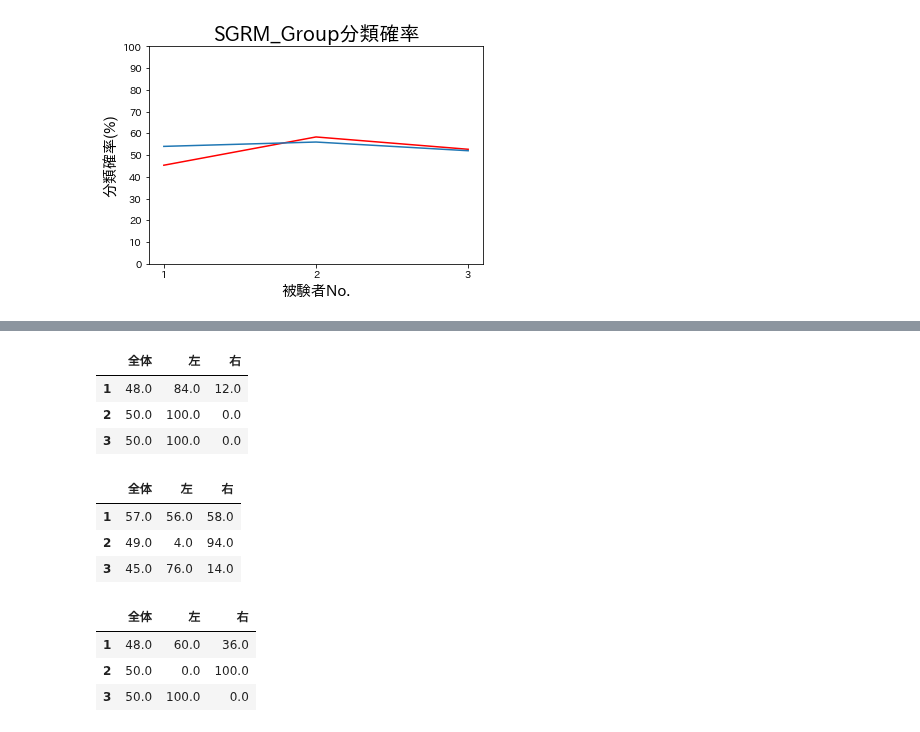
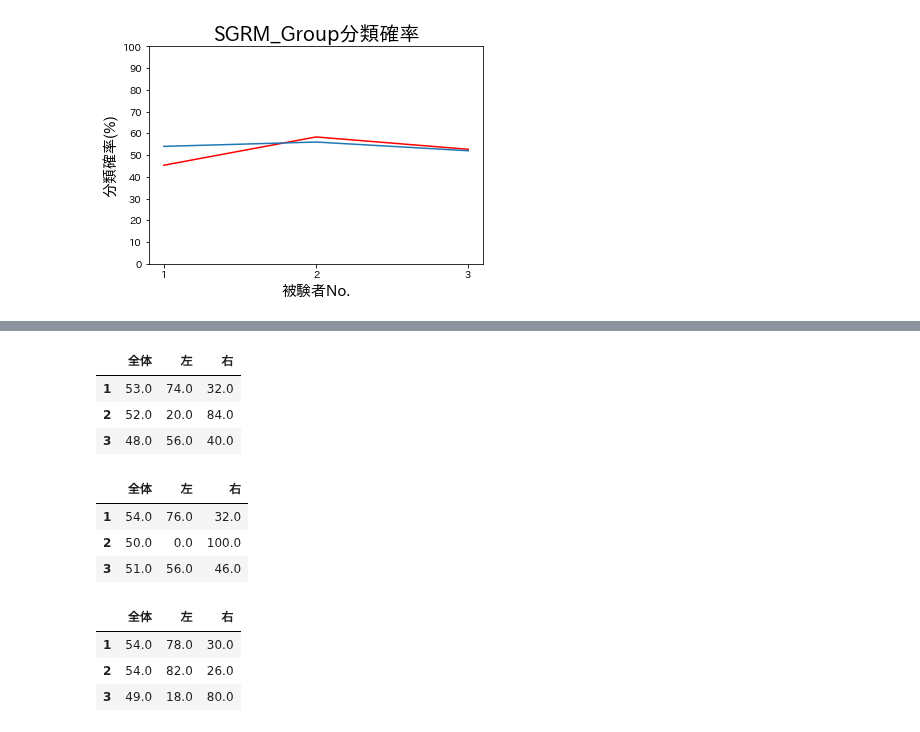
Before and after one commit to kotatakehara/BCI, a Jupyter notebook: SGRM_develop/SGRM_function_weight.ipynb, the cells around one changed output, grey strips where cells are left out. Cells and saved outputs as stored; diff of their text form; code cells hidden in the pictures.

```diff
--- a/SGRM_develop/SGRM_function_weight.ipynb
+++ b/SGRM_develop/SGRM_function_weight.ipynb
@@ -1449,44 +1435,44 @@ print(a_20,a_30)
 # %%
 #train=30,test=40で分類を行った結果
 probability = np.array([])
-temp,temp1,temp2 = SGRM_test("emotiv_data/feat_left_emotiv_10.txt","emotiv_data/feat_right_emotiv_10.txt","emotiv_data/feat_test_left_emotiv.txt","emotiv_data/feat_test_right_emotiv.txt"
+temp,temp1,temp2 = SGRM_test("emotiv_data/feat_left_emotiv_10.txt","emotiv_data/feat_right_emotiv_10.txt","emotiv_data/feat_test_left_emotiv_10.txt","emotiv_data/feat_test_right_emotiv_10.txt"
                            ,"feat_2a_250Hz_30/feat_left_A03T_30.txt","feat_2a_250Hz_30/feat_right_A03T_30.txt"
                            ,"feat_2a_250Hz_30/feat_left_A01T_30.txt","feat_2a_250Hz_30/feat_right_A01T_30.txt","feat_2a_250Hz_30/feat_left_A09T_30.txt","feat_2a_250Hz_30/feat_right_A09T_30.txt")
 temp_l = np.array([temp,temp1,temp2])
 probability = np.append(probability,temp_l,axis=0)
-temp,temp1,temp2 = SGRM_test("emotiv_data_2/feat_left_emotiv_10.txt","emotiv_data_2/feat_right_emotiv_10.txt","emotiv_data_2/feat_test_left_emotiv.txt","emotiv_data_2/feat_test_right_emotiv.txt"
+temp,temp1,temp2 = SGRM_test("emotiv_data_2/feat_left_emotiv_10.txt","emotiv_data_2/feat_right_emotiv_10.txt","emotiv_data_2/feat_test_left_emotiv_10.txt","emotiv_data_2/feat_test_right_emotiv_10.txt"
                            ,"feat_2a_250Hz_30/feat_left_A03T_30.txt","feat_2a_250Hz_30/feat_right_A03T_30.txt"
                            ,"feat_2a_250Hz_30/feat_left_A01T_30.txt","feat_2a_250Hz_30/feat_right_A01T_30.txt","feat_2a_250Hz_30/feat_left_A09T_30.txt","feat_2a_250Hz_30/feat_right_A09T_30.txt")
 temp_l = np.array([temp,temp1,temp2])
 probability = np.append(probability,temp_l,axis=0)
-temp,temp1,temp2 = SGRM_test("emotiv_data_3/feat_left_emotiv_10.txt","emotiv_data_3/feat_right_emotiv_10.txt","emotiv_data_3/feat_test_left_emotiv.txt","emotiv_data_3/feat_test_right_emotiv.txt"
+temp,temp1,temp2 = SGRM_test("emotiv_data_3/feat_left_emotiv_10.txt","emotiv_data_3/feat_right_emotiv_10.txt","emotiv_data_3/feat_test_left_emotiv_10.txt","emotiv_data_3/feat_test_right_emotiv_10.txt"
                            ,"feat_2a_250Hz_30/feat_left_A03T_30.txt","feat_2a_250Hz_30/feat_right_A03T_30.txt"
                            ,"feat_2a_250Hz_30/feat_left_A01T_30.txt","feat_2a_250Hz_30/feat_right_A01T_30.txt","feat_2a_250Hz_30/feat_left_A09T_30.txt","feat_2a_250Hz_30/feat_right_A09T_30.txt")
 temp_l = np.array([temp,temp1,temp2])
 probability = np.append(probability,temp_l,axis=0)
 probability_1 = probability.reshape([3, 3])
 df = pd.DataFrame(probability_1,columns=feature1,index=name2)
 #df.to_csv("pandas_test.csv")
 df
 # %% [output]
 |  | 全体 | 左 | 右 |
-| 1 | 48.0 | 84.0 | 12.0 |
-| 2 | 50.0 | 100.0 | 0.0 |
-| 3 | 50.0 | 100.0 | 0.0 |
+| 1 | 53.0 | 74.0 | 32.0 |
+| 2 | 52.0 | 20.0 | 84.0 |
+| 3 | 48.0 | 56.0 | 40.0 |
 # %%
 #train=30,test=40で分類を行った結果
 probability = np.array([])
-temp,temp1,temp2 = SGRM_test("emotiv_data/feat_left_emotiv_10.txt","emotiv_data/feat_right_emotiv_10.txt","emotiv_data/feat_test_left_emotiv.txt","emotiv_data/feat_test_right_emotiv.txt"
+temp,temp1,temp2 = SGRM_test("emotiv_data/feat_left_emotiv_10.txt","emotiv_data/feat_right_emotiv_10.txt","emotiv_data/feat_test_left_emotiv_10.txt","emotiv_data/feat_test_right_emotiv_10.txt"
                            ,"feat_2a_250Hz_30_2/feat_left_A03T_30.txt","feat_2a_250Hz_30_2/feat_right_A03T_30.txt"
                            ,"feat_2a_250Hz_30_2/feat_left_A01T_30.txt","feat_2a_250Hz_30_2/feat_right_A01T_30.txt","feat_2a_250Hz_30_2/feat_left_A09T_30.txt","feat_2a_250Hz_30_2/feat_right_A09T_30.txt")
 temp_l = np.array([temp,temp1,temp2])
 probability = np.append(probability,temp_l,axis=0)
-temp,temp1,temp2 = SGRM_test("emotiv_data_2/feat_left_emotiv_10.txt","emotiv_data_2/feat_right_emotiv_10.txt","emotiv_data_2/feat_test_left_emotiv.txt","emotiv_data_2/feat_test_right_emotiv.txt"
+temp,temp1,temp2 = SGRM_test("emotiv_data_2/feat_left_emotiv_10.txt","emotiv_data_2/feat_right_emotiv_10.txt","emotiv_data_2/feat_test_left_emotiv_10.txt","emotiv_data_2/feat_test_right_emotiv_10.txt"
                            ,"feat_2a_250Hz_30_2/feat_left_A03T_30.txt","feat_2a_250Hz_30_2/feat_right_A03T_30.txt"
                            ,"feat_2a_250Hz_30_2/feat_left_A01T_30.txt","feat_2a_250Hz_30_2/feat_right_A01T_30.txt","feat_2a_250Hz_30_2/feat_left_A09T_30.txt","feat_2a_250Hz_30_2/feat_right_A09T_30.txt")
 temp_l = np.array([temp,temp1,temp2])
 probability = np.append(probability,temp_l,axis=0)
-temp,temp1,temp2 = SGRM_test("emotiv_data_3/feat_left_emotiv_10.txt","emotiv_data_3/feat_right_emotiv_10.txt","emotiv_data_3/feat_test_left_emotiv.txt","emotiv_data_3/feat_test_right_emotiv.txt"
+temp,temp1,temp2 = SGRM_test("emotiv_data_3/feat_left_emotiv_10.txt","emotiv_data_3/feat_right_emotiv_10.txt","emotiv_data_3/feat_test_left_emotiv_10.txt","emotiv_data_3/feat_test_right_emotiv_10.txt"
                            ,"feat_2a_250Hz_30_2/feat_left_A03T_30.txt","feat_2a_250Hz_30_2/feat_right_A03T_30.txt"
                            ,"feat_2a_250Hz_30_2/feat_left_A01T_30.txt","feat_2a_250Hz_30_2/feat_right_A01T_30.txt","feat_2a_250Hz_30_2/feat_left_A09T_30.txt","feat_2a_250Hz_30_2/feat_right_A09T_30.txt")
 temp_l = np.array([temp,temp1,temp2])
@@ -1497,23 +1483,23 @@ df = pd.DataFrame(probability_2,columns=feature1,index=name2)
 df
 # %% [output]
 |  | 全体 | 左 | 右 |
-| 1 | 57.0 | 56.0 | 58.0 |
-| 2 | 49.0 | 4.0 | 94.0 |
-| 3 | 45.0 | 76.0 | 14.0 |
+| 1 | 54.0 | 76.0 | 32.0 |
+| 2 | 50.0 | 0.0 | 100.0 |
+| 3 | 51.0 | 56.0 | 46.0 |
 # %%
 #train=30,test=40で分類を行った結果
 probability = np.array([])
-temp,temp1,temp2 = SGRM_test("emotiv_data/feat_left_emotiv_10.txt","emotiv_data/feat_right_emotiv_10.txt","emotiv_data/feat_test_left_emotiv.txt","emotiv_data/feat_test_right_emotiv.txt"
+temp,temp1,temp2 = SGRM_test("emotiv_data/feat_left_emotiv_10.txt","emotiv_data/feat_right_emotiv_10.txt","emotiv_data/feat_test_left_emotiv_10.txt","emotiv_data/feat_test_right_emotiv_10.txt"
                            ,"feat_2a_250Hz_30_3/feat_left_A03T_30.txt","feat_2a_250Hz_30_3/feat_right_A03T_30.txt"
                            ,"feat_2a_250Hz_30_3/feat_left_A01T_30.txt","feat_2a_250Hz_30_3/feat_right_A01T_30.txt","feat_2a_250Hz_30_3/feat_left_A09T_30.txt","feat_2a_250Hz_30_3/feat_right_A09T_30.txt")
 temp_l = np.array([temp,temp1,temp2])
 probability = np.append(probability,temp_l,axis=0)
-temp,temp1,temp2 = SGRM_test("emotiv_data_2/feat_left_emotiv_10.txt","emotiv_data_2/feat_right_emotiv_10.txt","emotiv_data_2/feat_test_left_emotiv.txt","emotiv_data_2/feat_test_right_emotiv.txt"
+temp,temp1,temp2 = SGRM_test("emotiv_data_2/feat_left_emotiv_10.txt","emotiv_data_2/feat_right_emotiv_10.txt","emotiv_data_2/feat_test_left_emotiv_10.txt","emotiv_data_2/feat_test_right_emotiv_10.txt"
                            ,"feat_2a_250Hz_30_3/feat_left_A03T_30.txt","feat_2a_250Hz_30_3/feat_right_A03T_30.txt"
                            ,"feat_2a_250Hz_30_3/feat_left_A01T_30.txt","feat_2a_250Hz_30_3/feat_right_A01T_30.txt","feat_2a_250Hz_30_3/feat_left_A09T_30.txt","feat_2a_250Hz_30_3/feat_right_A09T_30.txt")
 temp_l = np.array([temp,temp1,temp2])
 probability = np.append(probability,temp_l,axis=0)
-temp,temp1,temp2 = SGRM_test("emotiv_data_3/feat_left_emotiv_10.txt","emotiv_data_3/feat_right_emotiv_10.txt","emotiv_data_3/feat_test_left_emotiv.txt","emotiv_data_3/feat_test_right_emotiv.txt"
+temp,temp1,temp2 = SGRM_test("emotiv_data_3/feat_left_emotiv_10.txt","emotiv_data_3/feat_right_emotiv_10.txt","emotiv_data_3/feat_test_left_emotiv_10.txt","emotiv_data_3/feat_test_right_emotiv_10.txt"
                            ,"feat_2a_250Hz_30_3/feat_left_A03T_30.txt","feat_2a_250Hz_30_3/feat_right_A03T_30.txt"
                            ,"feat_2a_250Hz_30_3/feat_left_A01T_30.txt","feat_2a_250Hz_30_3/feat_right_A01T_30.txt","feat_2a_250Hz_30_3/feat_left_A09T_30.txt","feat_2a_250Hz_30_3/feat_right_A09T_30.txt")
 temp_l = np.array([temp,temp1,temp2])
@@ -1524,9 +1510,9 @@ df = pd.DataFrame(probability_3,columns=feature1,index=name2)
 df
 # %% [output]
 |  | 全体 | 左 | 右 |
-| 1 | 48.0 | 60.0 | 36.0 |
-| 2 | 50.0 | 0.0 | 100.0 |
-| 3 | 50.0 | 100.0 | 0.0 |
+| 1 | 54.0 | 78.0 | 30.0 |
+| 2 | 54.0 | 82.0 | 26.0 |
+| 3 | 49.0 | 18.0 | 80.0 |
 # %%
 p_average_250Hz = (probability_1+probability_2+probability_3)/3
 df = pd.DataFrame(p_average_250Hz,columns=feature1,index=name2)
```
Also changed, not shown: parts of 16 cells of this notebook.
